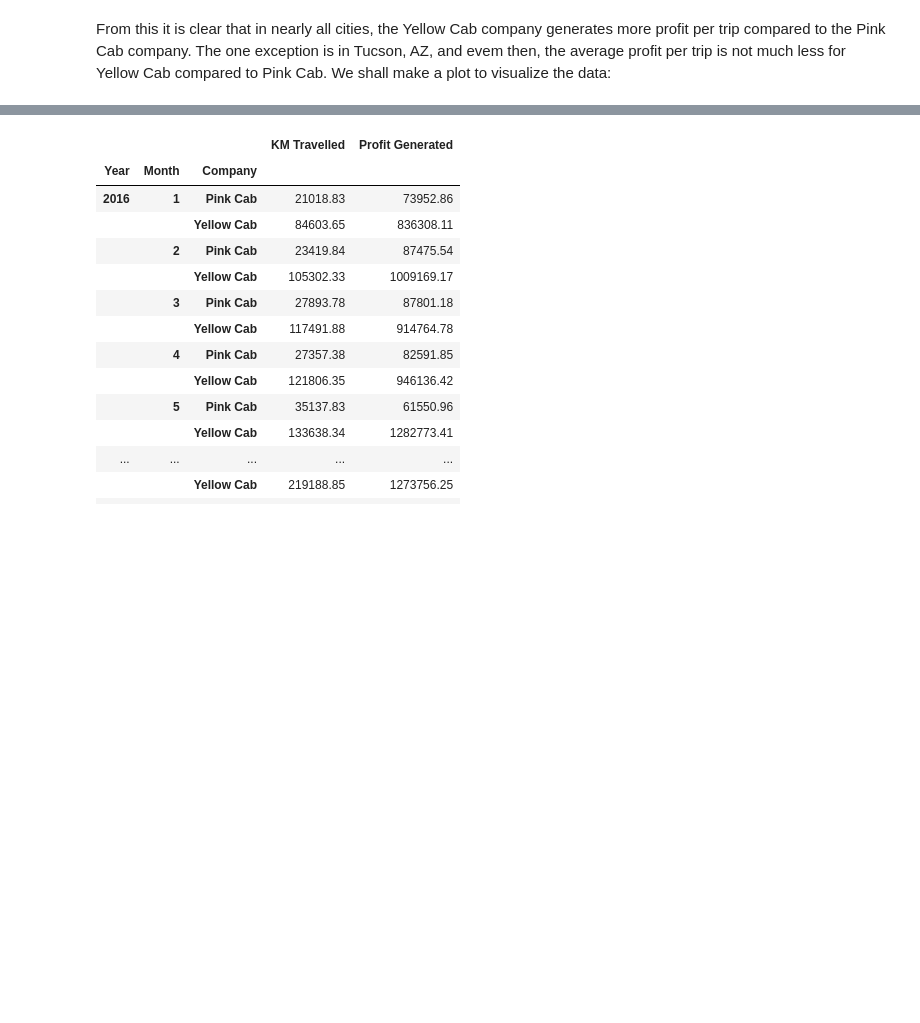
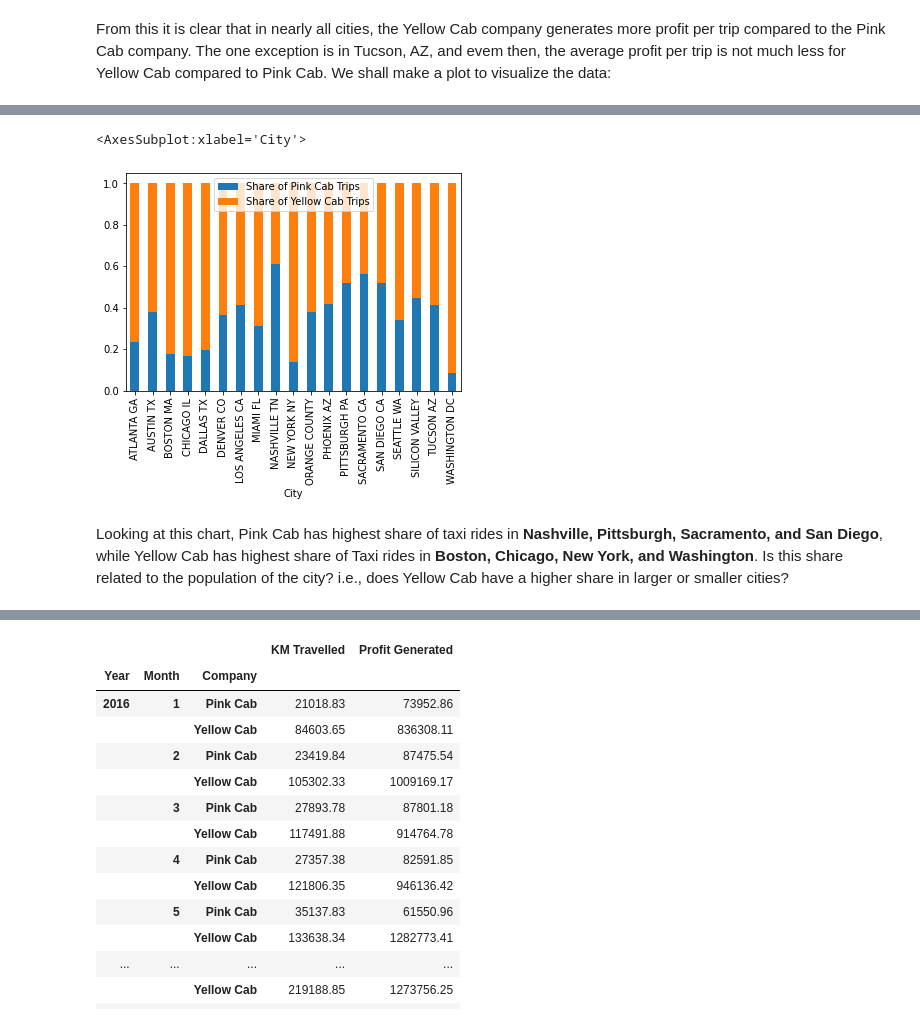
Before and after one commit to rainbow31499/lisum-10-week-2, a Jupyter notebook: EDA_Week_2.ipynb, the cells around one changed output, grey strips where cells are left out. Drawn from its saved outputs; the diff is of its cells as text; code cells hidden in the pictures; blank space fills up the shorter version.

```diff
--- a/EDA_Week_2.ipynb
+++ b/EDA_Week_2.ipynb
@@ -164,0 +182,11 @@ grouped_cab_data_summary["Profit Generated"].unstack().plot.bar()
+# %%
+cab_data["Trips"] = 1
+cab_data["Yellow Cab Trips"] = cab_data["Company"].map(lambda company: 1 if company == "Yellow Cab" else 0)
+cab_data["Pink Cab Trips"] = cab_data["Company"].map(lambda company: 1 if company == "Pink Cab" else 0)
+
+grouped_cab_data_counts = cab_data.groupby("City")["Yellow Cab Trips", "Pink Cab Trips", "Trips"].sum()
+
+grouped_cab_data_counts["Share of Yellow Cab Trips"] = grouped_cab_data_counts["Yellow Cab Trips"] / grouped_cab_data_counts["Trips"]
+grouped_cab_data_counts["Share of Pink Cab Trips"] = grouped_cab_data_counts["Pink Cab Trips"] / grouped_cab_data_counts["Trips"]
+
+grouped_cab_data_counts
@@ -164,0 +212,7 @@ grouped_cab_data_summary["Profit Generated"].unstack().plot.bar()
+# %%
+grouped_cab_data_counts[["Share of Pink Cab Trips", "Share of Yellow Cab Trips"]].plot.bar(stacked=True)
+# %% [output]
+<AxesSubplot:xlabel='City'>
+[figure, added]
+# %% [markdown]
+Looking at this chart, Pink Cab has highest share of taxi rides in **Nashville, Pittsburgh, Sacramento, and San Diego**, while Yellow Cab has highest share of Taxi rides in **Boston, Chicago, New York, and Washington**. Is this share related to the population of the city? i.e., does Yellow Cab have a higher share in larger or smaller cities?
```
Also changed, not shown: parts of 68 cells of this notebook, 1 other file.
